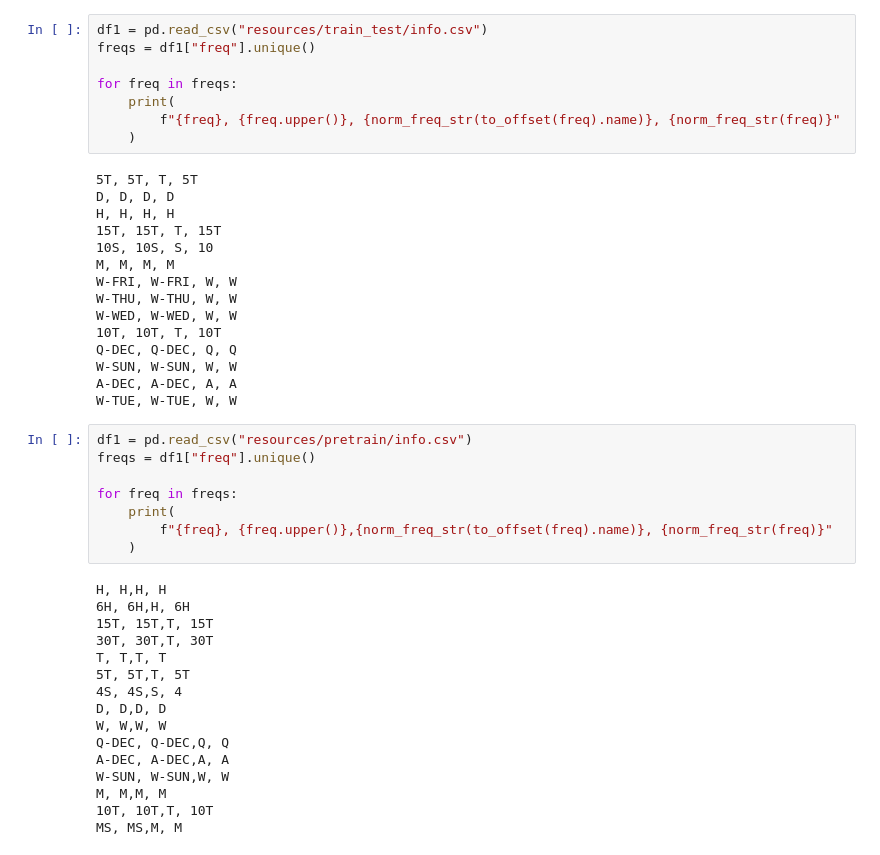
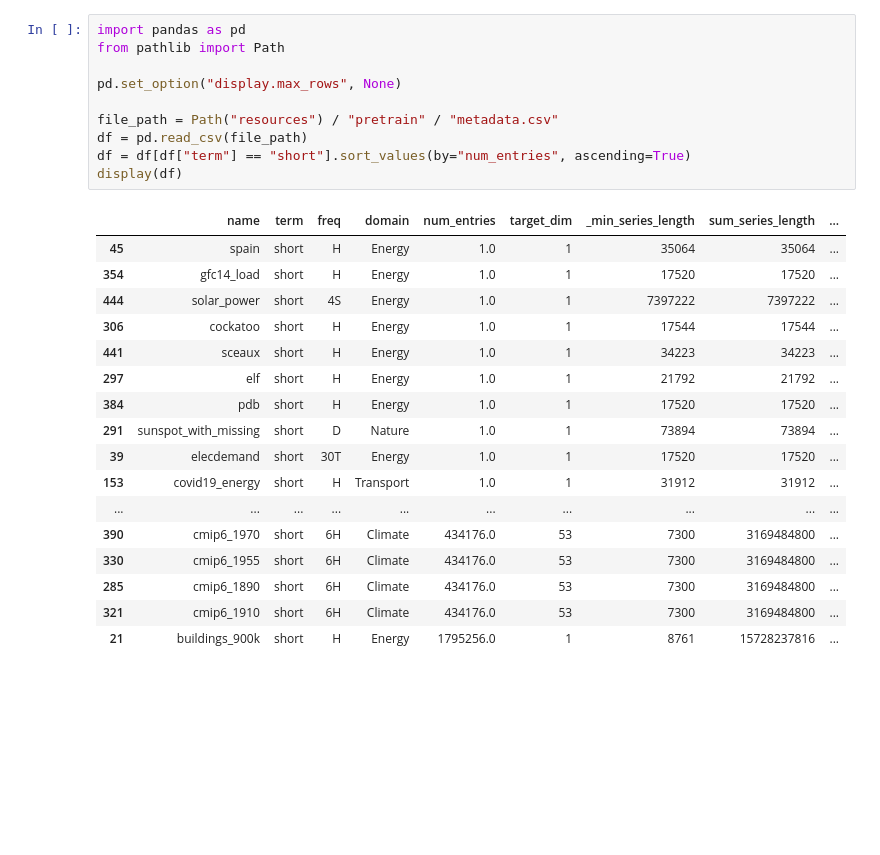
Before and after one commit to mpg05883/gift-eval, a Jupyter notebook: scratch.ipynb, the cells around one changed output. Drawn from its saved outputs; the diff is of its cells as text; blank space fills up the shorter version.

```diff
--- a/scratch.ipynb
+++ b/scratch.ipynb
@@ -62,47 +1,28 @@ W-TUE 1
-# %%
-df1 = pd.read_csv("resources/train_test/info.csv")
-freqs = df1["freq"].unique()
-
-for freq in freqs:
-    print(
-        f"{freq}, {freq.upper()}, {norm_freq_str(to_offset(freq).name)}, {norm_freq_str(freq)}"
-    )
-# %% [output]
-5T, 5T, T, 5T
-D, D, D, D
-H, H, H, H
-15T, 15T, T, 15T
-10S, 10S, S, 10
-M, M, M, M
-W-FRI, W-FRI, W, W
-W-THU, W-THU, W, W
-W-WED, W-WED, W, W
-10T, 10T, T, 10T
-Q-DEC, Q-DEC, Q, Q
-W-SUN, W-SUN, W, W
-A-DEC, A-DEC, A, A
-W-TUE, W-TUE, W, W
-# %%
-df1 = pd.read_csv("resources/pretrain/info.csv")
-freqs = df1["freq"].unique()
-
-for freq in freqs:
-    print(
-        f"{freq}, {freq.upper()},{norm_freq_str(to_offset(freq).name)}, {norm_freq_str(freq)}"
-    )
-# %% [output]
-H, H,H, H
-6H, 6H,H, 6H
-15T, 15T,T, 15T
-30T, 30T,T, 30T
-T, T,T, T
-5T, 5T,T, 5T
-4S, 4S,S, 4
-D, D,D, D
-W, W,W, W
-Q-DEC, Q-DEC,Q, Q
-A-DEC, A-DEC,A, A
-W-SUN, W-SUN,W, W
-M, M,M, M
-10T, 10T,T, 10T
-MS, MS,M, M
+# %%
+import pandas as pd
+from pathlib import Path
+
+pd.set_option("display.max_rows", None)
+
+file_path = Path("resources") / "pretrain" / "metadata.csv"
+df = pd.read_csv(file_path)
+df = df[df["term"] == "short"].sort_values(by="num_entries", ascending=True)
+display(df)
+# %% [output]
+|  | name | term | freq | domain | num_entries | target_dim | _min_series_length | sum_series_length | ... |
+| 45 | spain | short | H | Energy | 1.0 | 1 | 35064 | 35064 | ... |
+| 354 | gfc14_load | short | H | Energy | 1.0 | 1 | 17520 | 17520 | ... |
+| 444 | solar_power | short | 4S | Energy | 1.0 | 1 | 7397222 | 7397222 | ... |
+| 306 | cockatoo | short | H | Energy | 1.0 | 1 | 17544 | 17544 | ... |
+| 441 | sceaux | short | H | Energy | 1.0 | 1 | 34223 | 34223 | ... |
+| 297 | elf | short | H | Energy | 1.0 | 1 | 21792 | 21792 | ... |
+| 384 | pdb | short | H | Energy | 1.0 | 1 | 17520 | 17520 | ... |
+| 291 | sunspot_with_missing | short | D | Nature | 1.0 | 1 | 73894 | 73894 | ... |
+| 39 | elecdemand | short | 30T | Energy | 1.0 | 1 | 17520 | 17520 | ... |
+| 153 | covid19_energy | short | H | Transport | 1.0 | 1 | 31912 | 31912 | ... |
+| ... | ... | ... | ... | ... | ... | ... | ... | ... | ... |
+| 390 | cmip6_1970 | short | 6H | Climate | 434176.0 | 53 | 7300 | 3169484800 | ... |
+| 330 | cmip6_1955 | short | 6H | Climate | 434176.0 | 53 | 7300 | 3169484800 | ... |
+| 285 | cmip6_1890 | short | 6H | Climate | 434176.0 | 53 | 7300 | 3169484800 | ... |
+| 321 | cmip6_1910 | short | 6H | Climate | 434176.0 | 53 | 7300 | 3169484800 | ... |
+| 21 | buildings_900k | short | H | Energy | 1795256.0 | 1 | 8761 | 15728237816 | ... |
```
Also changed, not shown: parts of 6 cells of this notebook, 6 other files.
